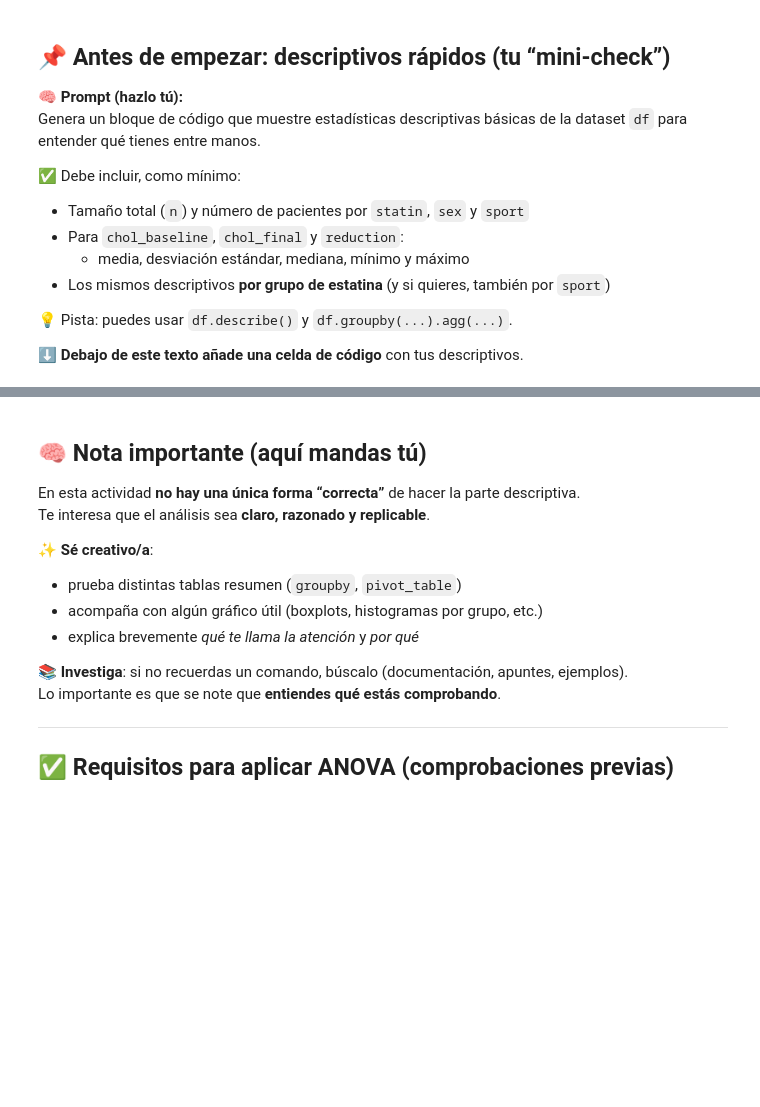
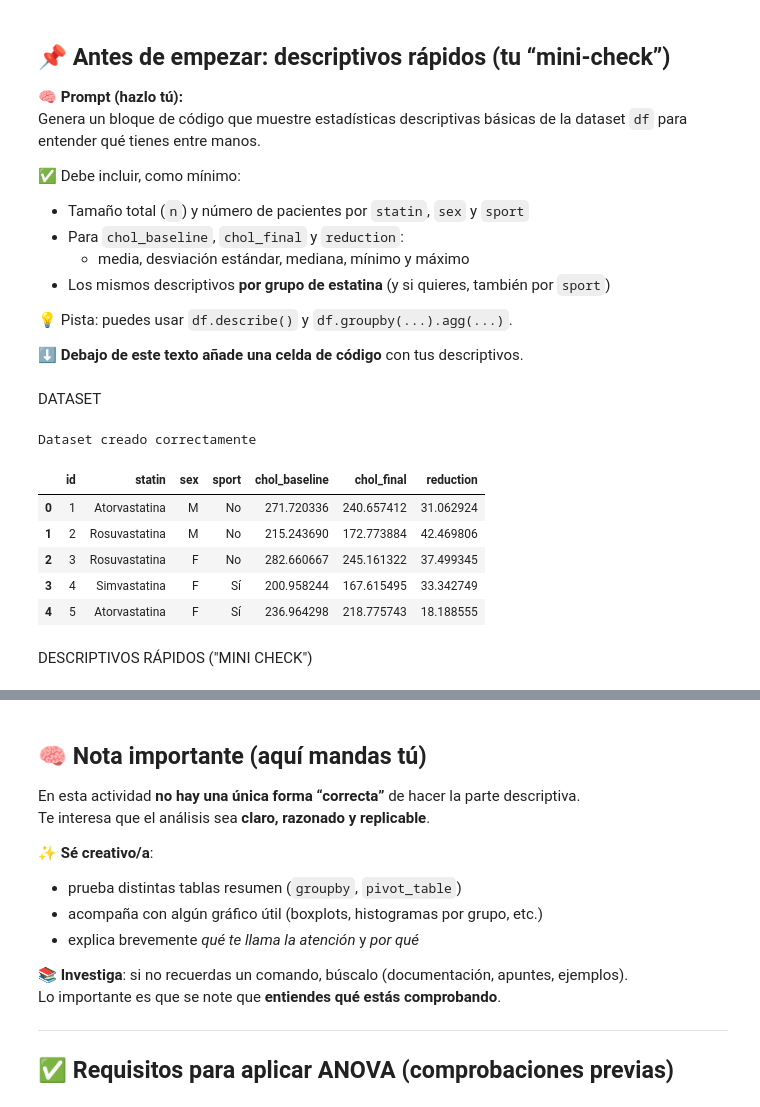
Before and after one commit to helenherhe-afk/EstadisticaQ2, a Jupyter notebook: Actividad1_2026.ipynb, the cells around one changed output, grey strips where cells are left out. Saved outputs shown, nothing was run; the diff lists cells and outputs as text; code cells hidden in the pictures; blank space fills up the shorter version.

```diff
--- a/Actividad1_2026.ipynb
+++ b/Actividad1_2026.ipynb
@@ -247,4 +124,69 @@ Genera un bloque de código que muestre estadísticas descriptivas básicas de l
 💡 Pista: puedes usar `df.describe()` y `df.groupby(...).agg(...)`.
 
 ⬇️ **Debajo de este texto añade una celda de código** con tus descriptivos.
+# %% [markdown]
+DATASET
+# %%
+# ============================================
+# DATASET
+# ============================================
+
+import pandas as pd
+import numpy as np
+
+np.random.seed(42)  # para reproducibilidad
+
+n = 120
+
+# Variables categóricas
+statin = np.random.choice(["Atorvastatina", "Simvastatina", "Rosuvastatina"], size=n, p=[0.38, 0.33, 0.29])
+sex = np.random.choice(["F", "M"], size=n, p=[0.6, 0.4])
+sport = np.random.choice(["Sí", "No"], size=n, p=[0.4, 0.6])
+
+# Colesterol basal (similar entre grupos)
+chol_baseline = np.random.normal(loc=240, scale=20, size=n)
+
+# Efecto del tratamiento (diferente por estatina)
+reduction = []
+
+for s in statin:
+    if s == "Rosuvastatina":
+        reduction.append(np.random.normal(42, 10))
+    elif s == "Atorvastatina":
+        reduction.append(np.random.normal(31, 12))
+    else:  # Simvastatina
+        reduction.append(np.random.normal(24, 15))
+
+reduction = np.array(reduction)
+
+# Evitar reducciones negativas (no tendría sentido clínico)
+reduction = np.clip(reduction, 0, None)
+
+# Colesterol final
+chol_final = chol_baseline - reduction
+
+# Crear DataFrame
+df = pd.DataFrame({
+    "id": range(1, n+1),
+    "statin": statin,
+    "sex": sex,
+    "sport": sport,
+    "chol_baseline": chol_baseline,
+    "chol_final": chol_final,
+    "reduction": reduction
+})
+
+# Mostrar primeras filas
+print("Dataset creado correctamente")
+display(df.head())
+# %% [output]
+Dataset creado correctamente
+|  | id | statin | sex | sport | chol_baseline | chol_final | reduction |
+| 0 | 1 | Atorvastatina | M | No | 271.720336 | 240.657412 | 31.062924 |
+| 1 | 2 | Rosuvastatina | M | No | 215.243690 | 172.773884 | 42.469806 |
+| 2 | 3 | Rosuvastatina | F | No | 282.660667 | 245.161322 | 37.499345 |
+| 3 | 4 | Simvastatina | F | Sí | 200.958244 | 167.615495 | 33.342749 |
+| 4 | 5 | Atorvastatina | F | Sí | 236.964298 | 218.775743 | 18.188555 |
+# %% [markdown]
+DESCRIPTIVOS RÁPIDOS ("MINI CHECK")
 # %%
```
Also changed, not shown: parts of 24 cells of this notebook.
